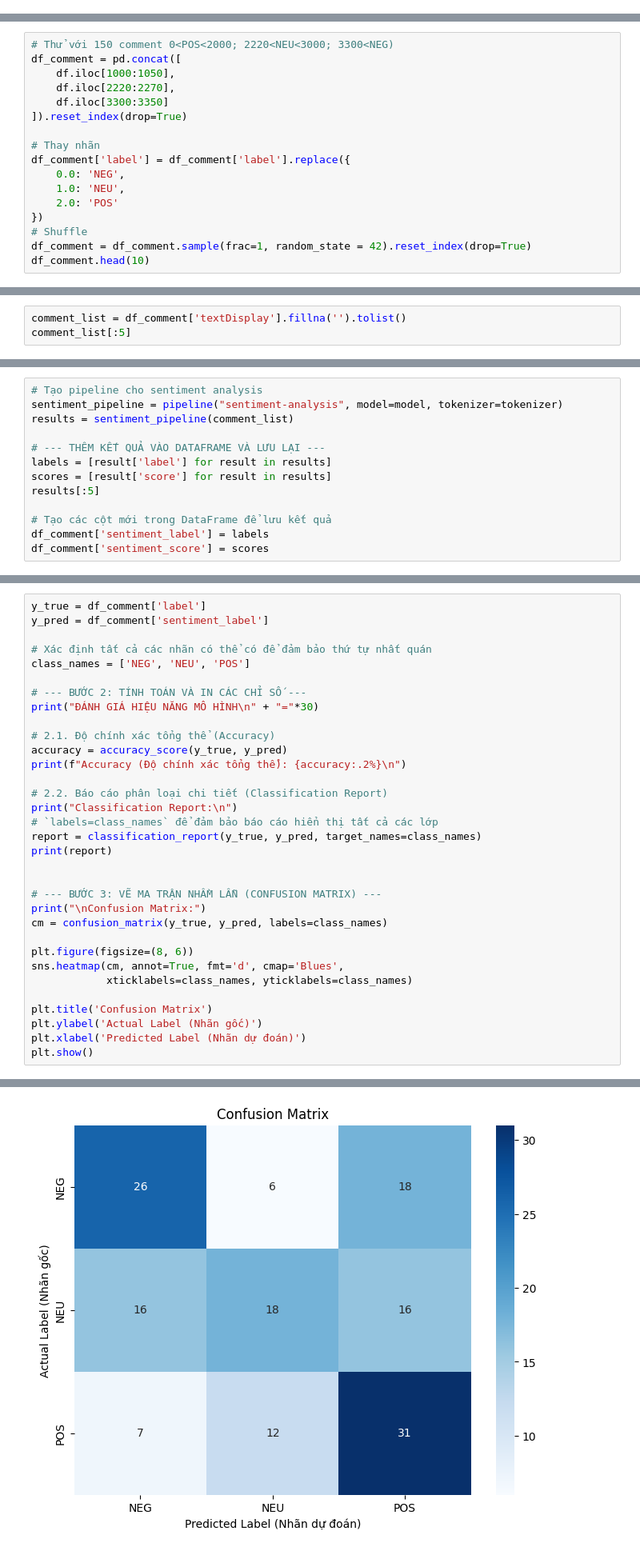
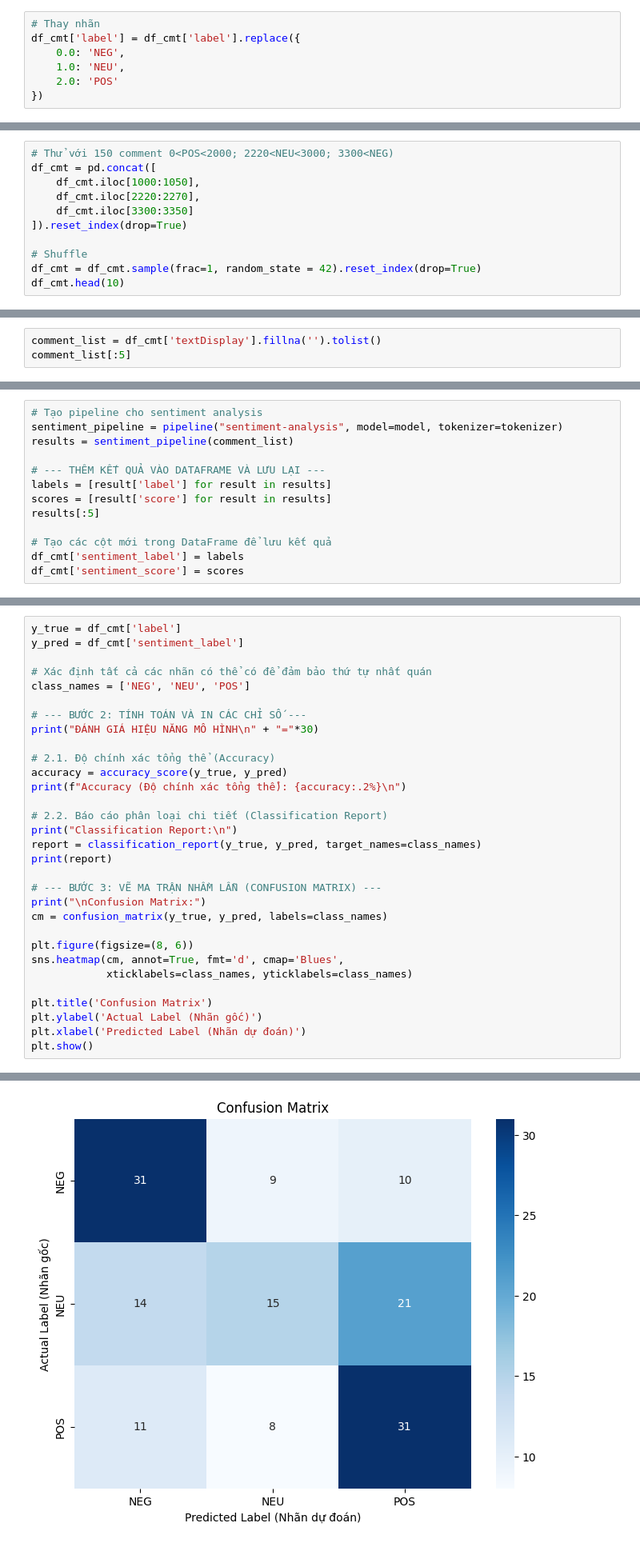
Before and after one commit to thethien8a/Sentiment-Analysis-Vietnamese, a Jupyter notebook: phoBert.ipynb, the cells around one changed output, grey strips where cells are left out. Shown: that part at 80% size. Cells and saved outputs as stored; diff of their text form.

```diff
--- a/phoBert.ipynb
+++ b/phoBert.ipynb
@@ -39,0 +185,7 @@ df.head()
+# %%
+# Thay nhãn
+df_cmt['label'] = df_cmt['label'].replace({
+    0.0: 'NEG',
+    1.0: 'NEU',
+    2.0: 'POS'
+})
@@ -40,17 +209,11 @@ df.head()
 # %%
 # Thử với 150 comment 0<POS<2000; 2220<NEU<3000; 3300<NEG)
-df_comment = pd.concat([
-    df.iloc[1000:1050],
-    df.iloc[2220:2270],
-    df.iloc[3300:3350]
+df_cmt = pd.concat([
+    df_cmt.iloc[1000:1050],
+    df_cmt.iloc[2220:2270],
+    df_cmt.iloc[3300:3350]
 ]).reset_index(drop=True)
 
-# Thay nhãn
-df_comment['label'] = df_comment['label'].replace({
-    0.0: 'NEG',
-    1.0: 'NEU',
-    2.0: 'POS'
-})
 # Shuffle
-df_comment = df_comment.sample(frac=1, random_state = 42).reset_index(drop=True)
-df_comment.head(10)
+df_cmt = df_cmt.sample(frac=1, random_state = 42).reset_index(drop=True)
+df_cmt.head(10)
@@ -57,3 +232,3 @@ df_comment.head(10)
 # %%
-comment_list = df_comment['textDisplay'].fillna('').tolist()
+comment_list = df_cmt['textDisplay'].fillna('').tolist()
 comment_list[:5]
@@ -68,5 +249,5 @@ scores = [result['score'] for result in results]
 results[:5]
 
 # Tạo các cột mới trong DataFrame để lưu kết quả
-df_comment['sentiment_label'] = labels
-df_comment['sentiment_score'] = scores
+df_cmt['sentiment_label'] = labels
+df_cmt['sentiment_score'] = scores
@@ -92,8 +272,8 @@ df_comment.iloc[10:25, 2:]
 # %% [markdown]
 ## ĐÁNH GIÁ KẾT QUẢ
 # %%
-y_true = df_comment['label']
-y_pred = df_comment['sentiment_label']
+y_true = df_cmt['label']
+y_pred = df_cmt['sentiment_label']
 
 # Xác định tất cả các nhãn có thể có để đảm bảo thứ tự nhất quán
 class_names = ['NEG', 'NEU', 'POS']
@@ -107,10 +287,8 @@ print(f"Accuracy (Độ chính xác tổng thể): {accuracy:.2%}\n")
 
 # 2.2. Báo cáo phân loại chi tiết (Classification Report)
 print("Classification Report:\n")
-# `labels=class_names` để đảm bảo báo cáo hiển thị tất cả các lớp
 report = classification_report(y_true, y_pred, target_names=class_names)
 print(report)
-
 
 # --- BƯỚC 3: VẼ MA TRẬN NHẦM LẪN (CONFUSION MATRIX) ---
 print("\nConfusion Matrix:")
@@ -143,7 +321,7 @@ weighted avg       0.50      0.50      0.49       150
 
 
 Confusion Matrix:
-[figure, old version]
+[figure, new version]
 # %%
 # --- BƯỚC 4 (TÙY CHỌN): XEM LẠI CÁC TRƯỜNG HỢP DỰ ĐOÁN SAI ---
 print("\nCÁC TRƯỜNG HỢP DỰ ĐOÁN SAI:\n" + "="*30)
```
Also changed, not shown: parts of 21 cells of this notebook.
